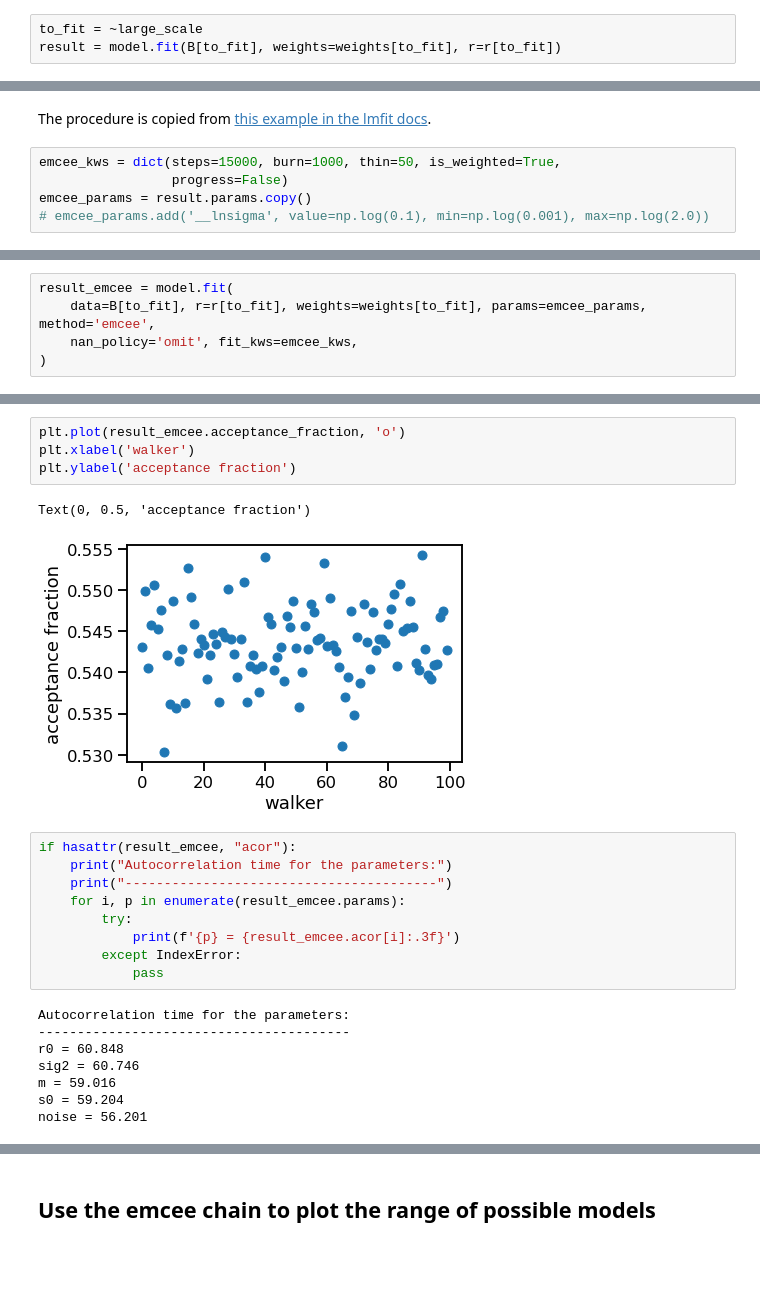
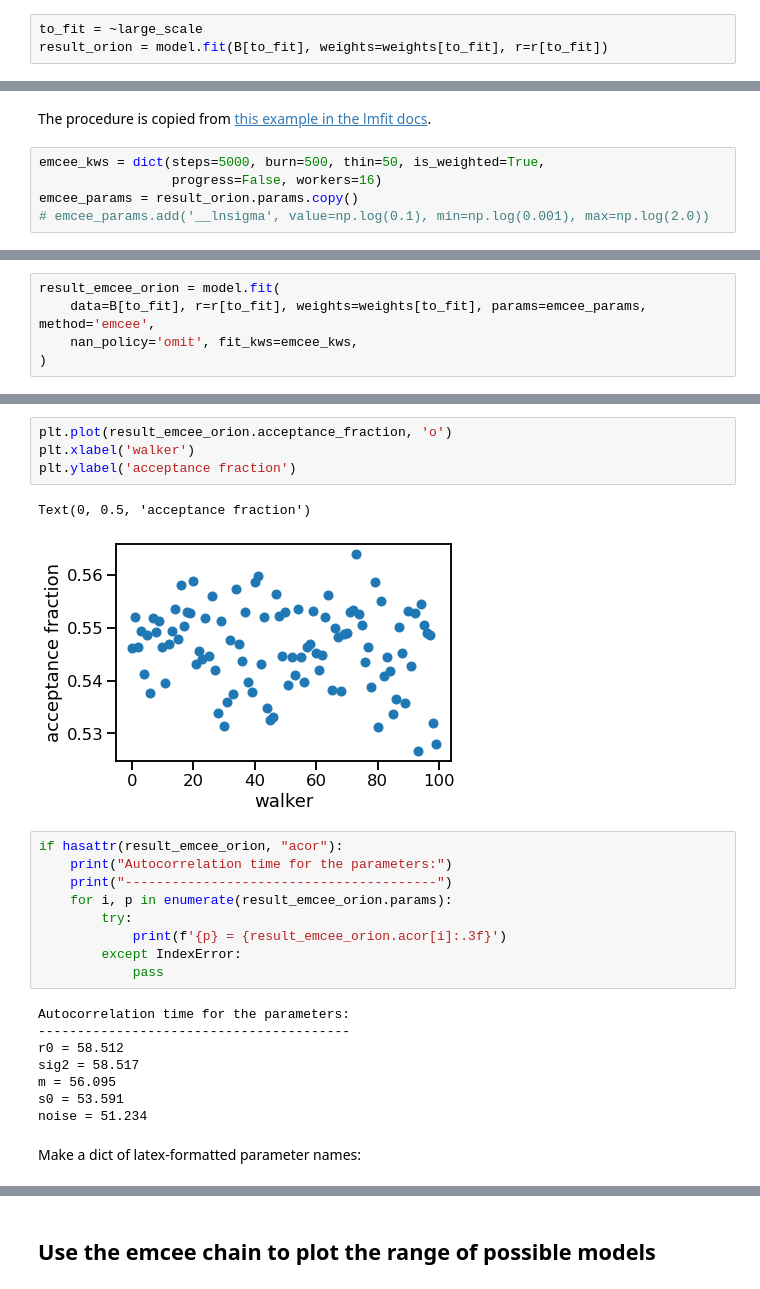
Before and after one commit to will-henney/mariano-velocity-statistics, a Jupyter notebook: emcee-model-fits.ipynb, the cells around one changed output, grey strips where cells are left out. Saved outputs shown, nothing was run; the diff lists cells and outputs as text; blank space fills up the shorter version.

Commit message:
Finish demo of the emcee method

```diff
--- a/emcee-model-fits.ipynb
+++ b/emcee-model-fits.ipynb
@@ -101,7 +101,7 @@ We increase the error bars for the first 3 points, since they have smaller numbe
 ## Perform the fit and look at results
 # %%
 to_fit = ~large_scale
-result = model.fit(B[to_fit], weights=weights[to_fit], r=r[to_fit])
+result_orion = model.fit(B[to_fit], weights=weights[to_fit], r=r[to_fit])
 # %% [markdown]
 Look at the results. It seems that `lmfit` will now use a rich representation of the result to display in a notebook.
 # %%
@@ -175,8 +175,8 @@ sns.despine();
 # %% [markdown]
 The procedure is copied from [this example in the lmfit docs](https://lmfit.github.io/lmfit-py/examples/example_emcee_Model_interface.html).
 # %%
-emcee_kws = dict(steps=15000, burn=1000, thin=50, is_weighted=True,
-                 progress=False)
-emcee_params = result.params.copy()
+emcee_kws = dict(steps=5000, burn=500, thin=50, is_weighted=True,
+                 progress=False, workers=16)
+emcee_params = result_orion.params.copy()
 # emcee_params.add('__lnsigma', value=np.log(0.1), min=np.log(0.001), max=np.log(2.0))
 # %% [markdown]
@@ -184,5 +189,5 @@ The extra parameter `__lnsigma` is a scaling factor for the errors.
 # %%
-result_emcee = model.fit(
+result_emcee_orion = model.fit(
     data=B[to_fit], r=r[to_fit], weights=weights[to_fit], params=emcee_params, method='emcee',
     nan_policy='omit', fit_kws=emcee_kws,
 )
@@ -222,24 +228,26 @@ Correlations (unreported correlations are < 0.100)
 # %%
-plt.plot(result_emcee.acceptance_fraction, 'o')
+plt.plot(result_emcee_orion.acceptance_fraction, 'o')
 plt.xlabel('walker')
 plt.ylabel('acceptance fraction')
 # %% [output]
 Text(0, 0.5, 'acceptance fraction')
-[figure, old version]
+[figure, new version]
 # %%
-if hasattr(result_emcee, "acor"):
+if hasattr(result_emcee_orion, "acor"):
     print("Autocorrelation time for the parameters:")
     print("----------------------------------------")
-    for i, p in enumerate(result_emcee.params):
+    for i, p in enumerate(result_emcee_orion.params):
         try:
-            print(f'{p} = {result_emcee.acor[i]:.3f}')
+            print(f'{p} = {result_emcee_orion.acor[i]:.3f}')
         except IndexError:
             pass
 # %% [output]
 Autocorrelation time for the parameters:
 ----------------------------------------
-r0 = 60.848
-sig2 = 60.746
-m = 59.016
-s0 = 59.204
-noise = 56.201
+r0 = 58.512
+sig2 = 58.517
+m = 56.095
+s0 = 53.591
+noise = 51.234
+# %% [markdown]
+Make a dict of latex-formatted parameter names:
```
Also changed, not shown: parts of 45 cells of this notebook, 7 other files.
